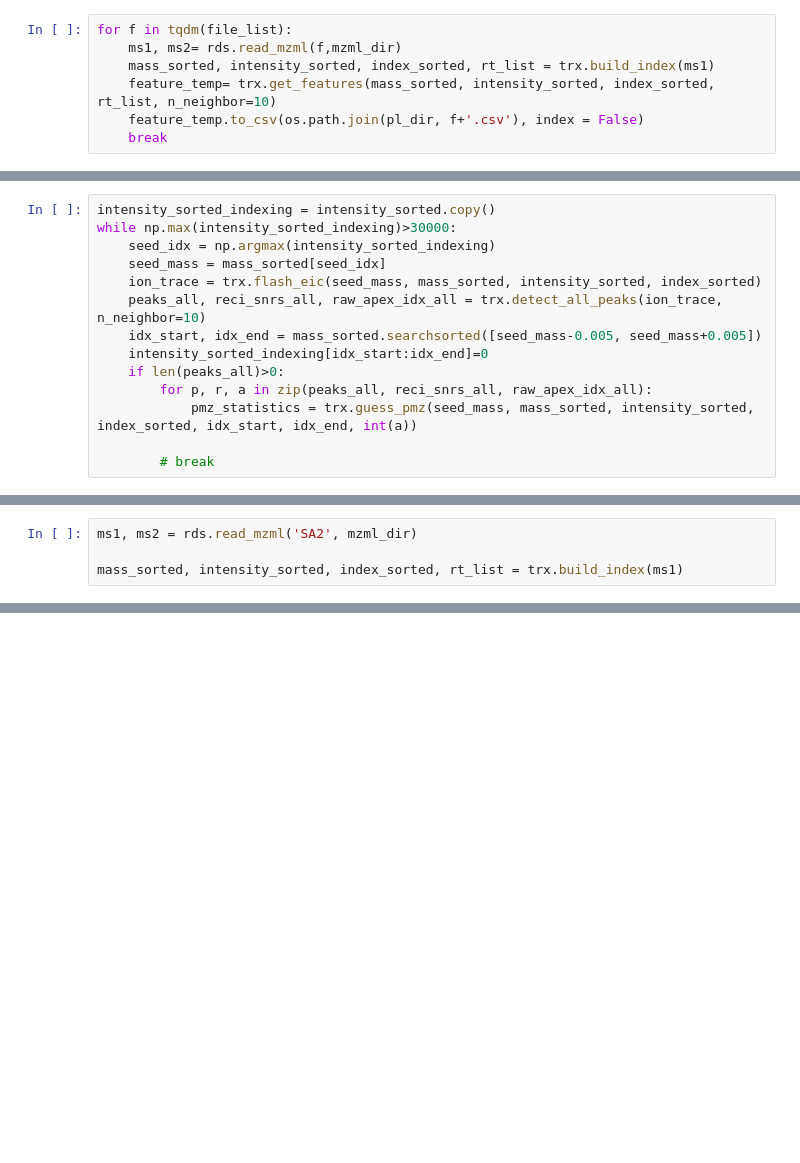
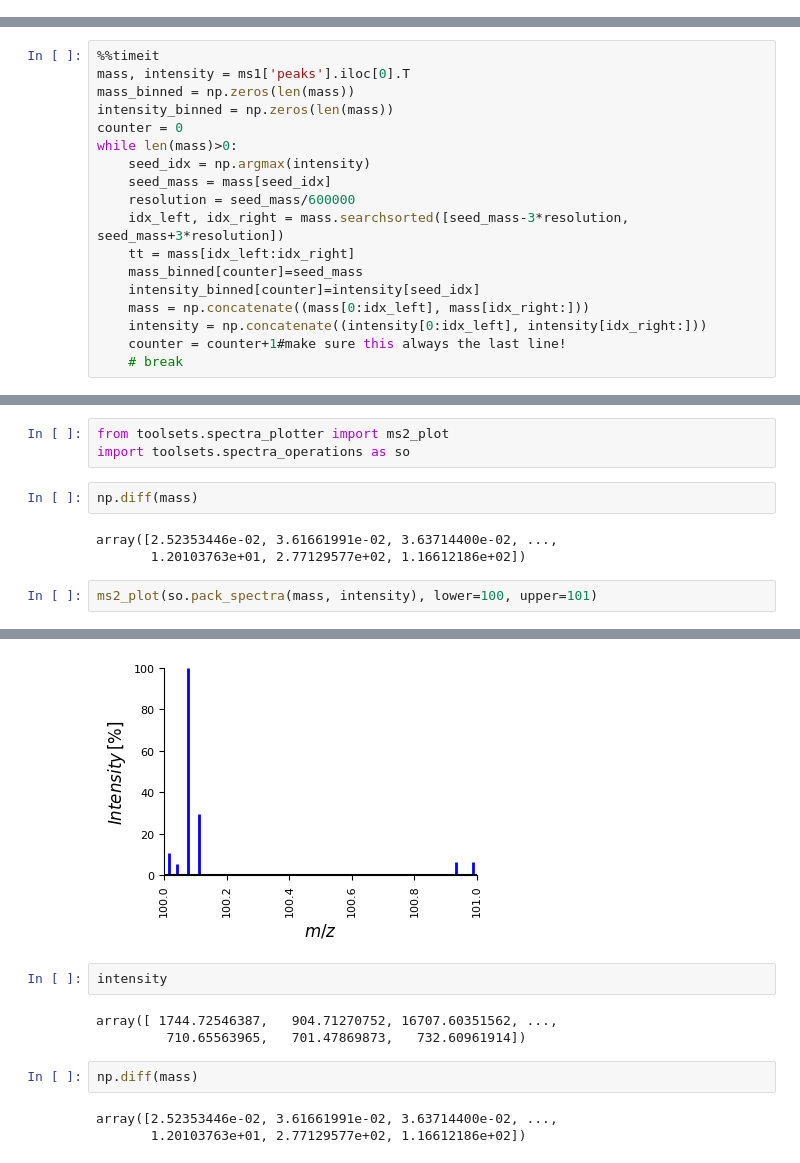
Before and after one commit to FanzhouKong/lead_finder, a Jupyter notebook: T_res_development.ipynb, the cells around one changed output, grey strips where cells are left out. Saved outputs shown, nothing was run; the diff lists cells and outputs as text; blank space fills up the shorter version.

```diff
--- a/T_res_development.ipynb
+++ b/T_res_development.ipynb
@@ -455,7 +242,0 @@ rds.EIC(rt_list, ion_trace_base,base_line_series=ion_trace_left, vlines_location
-# %%
-for f in tqdm(file_list):
-    ms1, ms2= rds.read_mzml(f,mzml_dir)
-    mass_sorted, intensity_sorted, index_sorted, rt_list = trx.build_index(ms1)
-    feature_temp= trx.get_features(mass_sorted, intensity_sorted, index_sorted, rt_list, n_neighbor=10)
-    feature_temp.to_csv(os.path.join(pl_dir, f+'.csv'), index = False)
-    break
@@ -676,14 +242,0 @@ pmz_statistics
-# %%
-intensity_sorted_indexing = intensity_sorted.copy()
-while np.max(intensity_sorted_indexing)>30000:
-    seed_idx = np.argmax(intensity_sorted_indexing)
-    seed_mass = mass_sorted[seed_idx]
-    ion_trace = trx.flash_eic(seed_mass, mass_sorted, intensity_sorted, index_sorted)
-    peaks_all, reci_snrs_all, raw_apex_idx_all = trx.detect_all_peaks(ion_trace, n_neighbor=10)
-    idx_start, idx_end = mass_sorted.searchsorted([seed_mass-0.005, seed_mass+0.005])
-    intensity_sorted_indexing[idx_start:idx_end]=0
-    if len(peaks_all)>0:
-        for p, r, a in zip(peaks_all, reci_snrs_all, raw_apex_idx_all):
-            pmz_statistics = trx.guess_pmz(seed_mass, mass_sorted, intensity_sorted, index_sorted, idx_start, idx_end, int(a))
-
-        # break
@@ -759,4 +242,0 @@ ValueError: attempt to get argmax of an empty sequence
-# %%
-ms1, ms2 = rds.read_mzml('SA2', mzml_dir)
-
-mass_sorted, intensity_sorted, index_sorted, rt_list = trx.build_index(ms1)
@@ -1121,0 +245,18 @@ feature_dereplicate.sort_values(by = 'precursor_mz')
+# %%
+%%timeit
+mass, intensity = ms1['peaks'].iloc[0].T
+mass_binned = np.zeros(len(mass))
+intensity_binned = np.zeros(len(mass))
+counter = 0
+while len(mass)>0:
+    seed_idx = np.argmax(intensity)
+    seed_mass = mass[seed_idx]
+    resolution = seed_mass/600000
+    idx_left, idx_right = mass.searchsorted([seed_mass-3*resolution, seed_mass+3*resolution])
+    tt = mass[idx_left:idx_right]
+    mass_binned[counter]=seed_mass
+    intensity_binned[counter]=intensity[seed_idx]
+    mass = np.concatenate((mass[0:idx_left], mass[idx_right:]))
+    intensity = np.concatenate((intensity[0:idx_left], intensity[idx_right:]))
+    counter = counter+1#make sure this always the last line!
+    # break
@@ -1121,0 +282,11 @@ feature_dereplicate.sort_values(by = 'precursor_mz')
+# %%
+from toolsets.spectra_plotter import ms2_plot
+import toolsets.spectra_operations as so
+# %%
+np.diff(mass)
+# %% [output]
+array([2.52353446e-02, 3.61661991e-02, 3.63714400e-02, ...,
+       1.20103763e+01, 2.77129577e+02, 1.16612186e+02])
+# %%
+ms2_plot(so.pack_spectra(mass, intensity), lower=100, upper=101)
+# %% [output]
@@ -1121,0 +294,11 @@ feature_dereplicate.sort_values(by = 'precursor_mz')
+[figure, added]
+# %%
+intensity
+# %% [output]
+array([ 1744.72546387,   904.71270752, 16707.60351562, ...,
+         710.65563965,   701.47869873,   732.60961914])
+# %%
+np.diff(mass)
+# %% [output]
+array([2.52353446e-02, 3.61661991e-02, 3.63714400e-02, ...,
+       1.20103763e+01, 2.77129577e+02, 1.16612186e+02])
```
Also changed, not shown: parts of 203 cells of this notebook, 31 other files.
